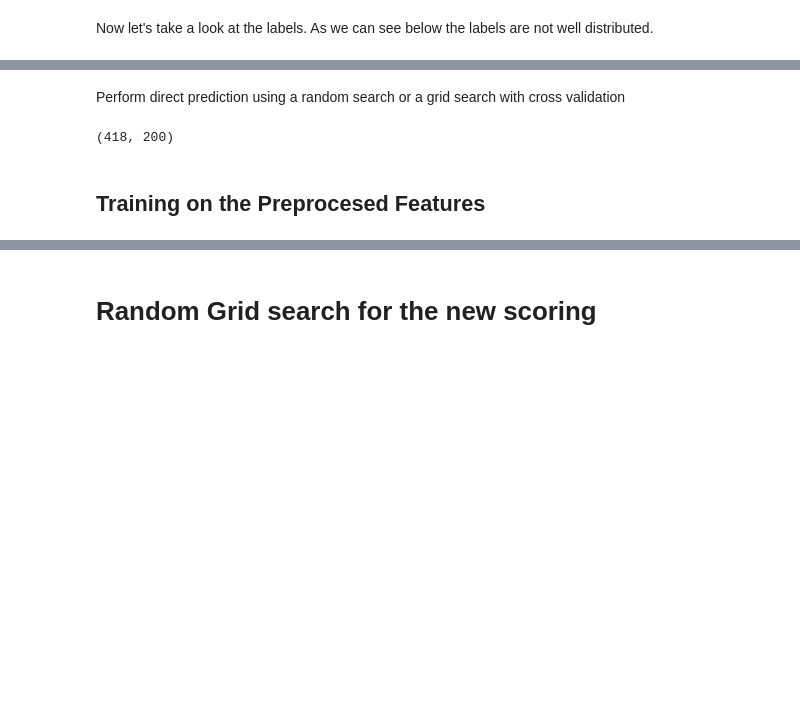
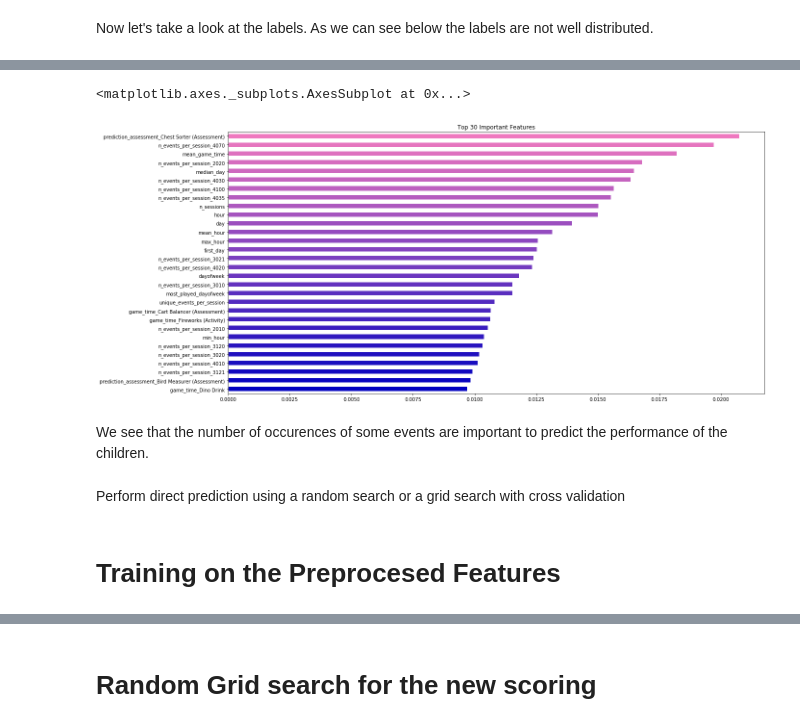
Before and after one commit to Mdjosephe/child-assessment-prediction, a Jupyter notebook: Childstein_starting_kit.ipynb, the cells around one changed output, grey strips where cells are left out. Saved outputs shown, nothing was run; the diff lists cells and outputs as text; code cells hidden in the pictures; blank space fills up the shorter version.

```diff
--- a/Childstein_starting_kit.ipynb
+++ b/Childstein_starting_kit.ipynb
@@ -552,7 +580,7 @@ def preprocessing(df, train_cols=None):
         .reset_index().pivot(index='installation_id', columns='title', values='max')
     title_max_attempts.columns = ['max_attempts_{}'.format(c) for c in title_max_attempts.columns]
     X = X.merge(title_max_attempts, how='left', left_index=True, right_index=True).fillna(0)
-    X['installation_id'] = df.installation_id.unique()
+    # X['installation_id'] = df.installation_id.unique()
 
     # Drop columns with only 1 modality
     if train_cols is None:
@@ -575,0 +654,3 @@ X_test = preprocessing(test, train_cols=X_train.columns)
+# %%
+model = RandomForestClassifier()
+model.fit(X_train, y_train)
@@ -576,8 +665,17 @@ X_test = preprocessing(test, train_cols=X_train.columns)
+# %%
+feat_importances = pd.Series(model.feature_importances_, index=X_train.columns)
+n_take =30
+feat_importances.nlargest(n_take).sort_values(ascending=True)\
+        .plot(figsize=(20,10),
+              kind='barh',
+              color = [(x/(n_take+1), x/(2*n_take+1), 0.75) for x in range(n_take)],
+                 title = 'Top %d Important Features' %n_take)
+# %% [output]
+<matplotlib.axes._subplots.AxesSubplot at 0x...>
+[figure, added]
+# %% [markdown]
+We see that the number of occurences of some events are important to predict the performance of the children.
 # %% [markdown]
 Perform direct prediction using a random search or a grid search with cross validation
-# %%
-X_train.shape
-# %% [output]
-(418, 200)
 # %% [markdown]
-## Training on the Preprocesed Features
+# Training on the Preprocesed Features
```
Also changed, not shown: parts of 66 cells of this notebook.
